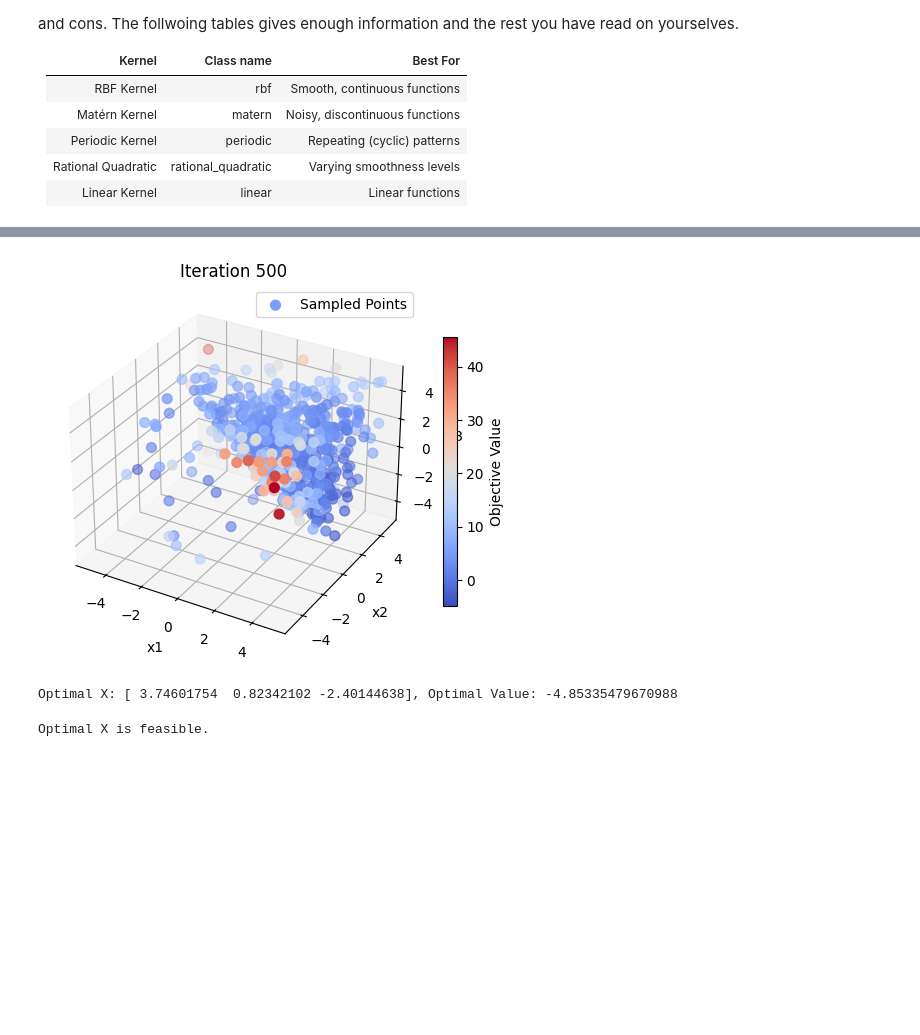
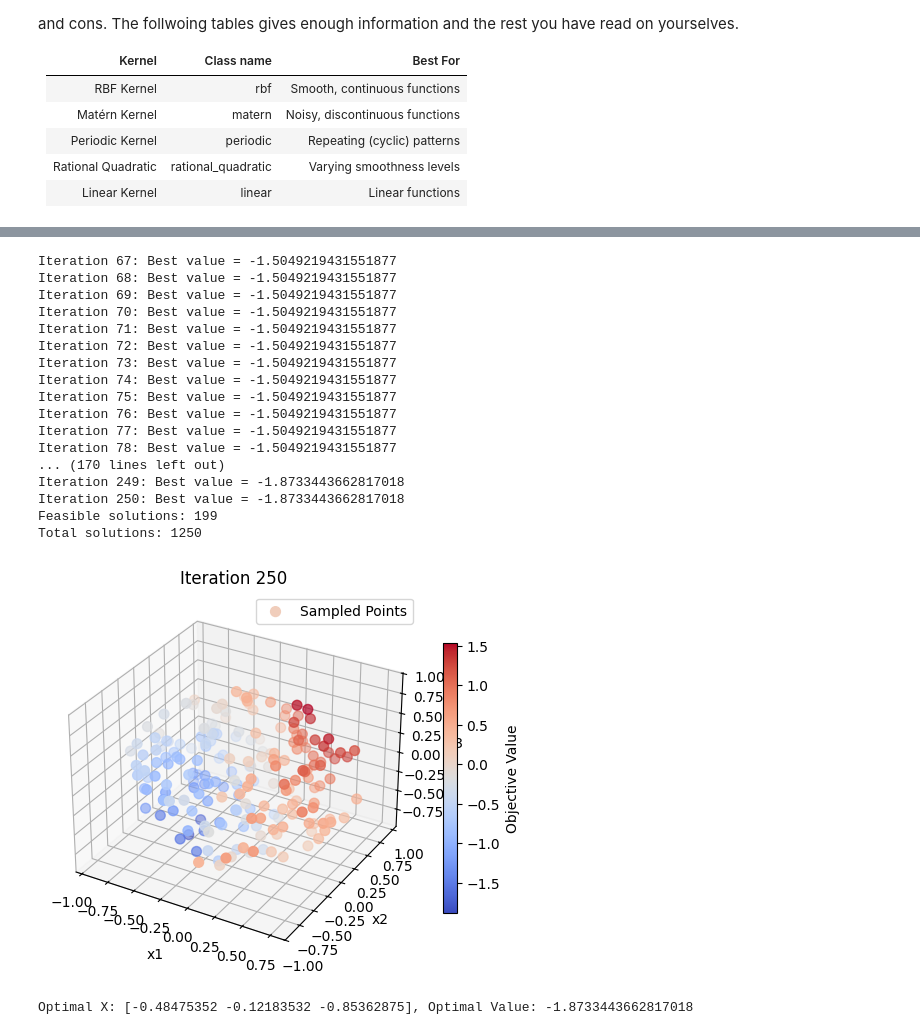
Before and after one commit to TheAmirHK/BayesianOptimization, a Jupyter notebook: BayesianOpt_MultiVar.ipynb, the cells around one changed output, grey strips where cells are left out. Cells and saved outputs as stored; diff of their text form; code cells hidden in the pictures; blank space fills up the shorter version.

```diff
--- a/BayesianOpt_MultiVar.ipynb
+++ b/BayesianOpt_MultiVar.ipynb
@@ -30,13 +39,16 @@ def objective(X):
 # %%
 # constraints
 def constraint1(X):
-    return -2 + (X[:, 0] + X[:, 1] + X[:, 2]) # x1 + x2 + x3 - 2 <= 0
+    x1, x2, x3 = X[:, 0], X[:, 1], X[:, 2]  # Extract x1, x2, x3 from X
+    return -2 + (x1 + x2 + x3) # x1 + x2 + x3 - 2 <= 0
 
 def constraint2(X):
-    return -1 + (X[:, 0]**2 + X[:, 1]**2 + X[:, 2]**2) # x1^2 + x2^2 + x3^2 - 1 <= 0
+    x1, x2, x3 = X[:, 0], X[:, 1], X[:, 2]  # Extract x1, x2, x3 from X
+    return -1 + (x1**2 + x2**2 + x3**2) # x1^2 + x2^2 + x3^2 - 1 <= 0
 
 def constraint3(X):
-    return -0.5 + (X[:, 0] - X[:, 1] + X[:, 2]) #x1 - x2 + x3 - 0.5 <= 0
+    x1, x2, x3 = X[:, 0], X[:, 1], X[:, 2]  # Extract x1, x2, x3 from X
+    return -0.5 + (x1 - x2 + x3) #x1 - x2 + x3 - 0.5 <= 0
 
 x_lb = -5
 x_ub = 5
@@ -108,7 +120,7 @@ class Kernel:
 # %%
 # gaussian process regression
 class GaussianProcess:
-    def __init__(self, X_train, Y_train, kernel_type="matern", noise=1e-6):
+    def __init__(self, X_train, Y_train, kernel_type="rbf", noise=1e-6):
 
         self.X_train = X_train
         self.Y_train = Y_train
@@ -129,7 +141,7 @@ class GaussianProcess:
         return mu_s.flatten(), std_s.flatten()
 # %%
 # expected feasible improvement (EFI)
-def expected_feasible_improvement(X, gp, Y_best, constraint_gps, xi=0.01):
+def expected_feasible_improvement(X, gp, Y_best, constraint_gps, xi=0.3):
     mu, std = gp.predict(X)
     improvement = Y_best - mu - xi
     Z = improvement / std
@@ -150,9 +162,9 @@ def constrained_bayesian_optimization(n_iters=100):
 
     #space = Space([Real(x_lb, x_ub), Real(x_lb, x_ub), Real(x_lb, x_ub)])
     #sampler = Hammersly(min_skip=-1, max_skip=-1)
-    #X_train = sampler.generate(space,n_samples=50)
+    #X_train = sampler.generate(space,n_samples=500)
     #X_train = np.array(X_train)
-    X_train = np.random.uniform(x_lb, x_ub, size=(50, 3))
+    X_train = np.random.uniform(x_lb, x_ub, size=(1000, 3))
     Y_train = objective(X_train)
     C1_train = constraint1(X_train)
     C2_train = constraint2(X_train)
@@ -168,9 +180,9 @@ def constrained_bayesian_optimization(n_iters=100):
 
         X_s = np.random.uniform(x_lb, x_ub, size=(500, 3))
         X_s = X_s[
-            (constraint1(X_s) >= 0) &
-            (constraint2(X_s) >= 0) &
-            (constraint3(X_s) >= 0)
+            (constraint1(X_s) <= 0) &
+            (constraint2(X_s) <= 0) &
+            (constraint3(X_s) <= 0)
         ]
         efi = expected_feasible_improvement(X_s, gp, np.min(Y_train), constraint_gps)
         X_next = X_s[np.argmax(efi)] if len(X_s) > 0 else np.random.uniform(x_lb, x_ub, size=(1, 3))
@@ -188,9 +200,21 @@ def constrained_bayesian_optimization(n_iters=100):
 
         print(f"Iteration {i+1}: Best value = {np.min(Y_train)}")
 
+    feasible_indices = (constraint1(X_train) <= 0) & \
+                       (constraint2(X_train) <= 0) & \
+                       (constraint3(X_train) <= 0)
+    feasible_points = X_train[feasible_indices]
+    feasible_Y_train = Y_train[feasible_indices]
+
+    feasible_count = np.sum(feasible_indices)
+    total_count = len(X_train)
+
+    print(f"Feasible solutions: {feasible_count}")
+    print(f"Total solutions: {total_count}")
+
     fig = plt.figure(figsize=(6, 5))
     ax = fig.add_subplot(111, projection='3d')
-    scatter = ax.scatter(X_train[:, 0], X_train[:, 1], X_train[:, 2], c=Y_train, cmap="coolwarm", label="Sampled Points", s=50)
+    scatter = ax.scatter(feasible_points[:, 0], feasible_points[:, 1], feasible_points[:, 2], c=feasible_Y_train, cmap="coolwarm", label="Sampled Points", s=50)
     fig.colorbar(scatter, label="Objective Value", shrink=0.7)
     plt.title(f"Iteration {i+1}")
     ax.set_xlabel('x1')
@@ -202,6 +226,6 @@ def constrained_bayesian_optimization(n_iters=100):
     return X_train[np.argmin(Y_train)], np.min(Y_train)
 # %%
 # run
-best_x, best_y = constrained_bayesian_optimization(n_iters=500)
+best_x, best_y = constrained_bayesian_optimization(n_iters=250)
 print(f"Optimal X: {best_x}, Optimal Value: {best_y}")
 # %% [output]
@@ -225,21 +249,19 @@ Iteration 500: Best value = -4.85335479670988
+Iteration 67: Best value = -1.5049219431551877
+Iteration 68: Best value = -1.5049219431551877
+Iteration 69: Best value = -1.5049219431551877
+Iteration 70: Best value = -1.5049219431551877
+Iteration 71: Best value = -1.5049219431551877
+Iteration 72: Best value = -1.5049219431551877
+Iteration 73: Best value = -1.5049219431551877
+Iteration 74: Best value = -1.5049219431551877
+Iteration 75: Best value = -1.5049219431551877
+Iteration 76: Best value = -1.5049219431551877
+Iteration 77: Best value = -1.5049219431551877
+Iteration 78: Best value = -1.5049219431551877
+... (170 lines left out)
+Iteration 249: Best value = -1.8733443662817018
+Iteration 250: Best value = -1.8733443662817018
+Feasible solutions: 199
+Total solutions: 1250
-[figure, old version]
+[figure, new version]
-Optimal X: [ 3.74601754  0.82342102 -2.40144638], Optimal Value: -4.85335479670988
+Optimal X: [-0.48475352 -0.12183532 -0.85362875], Optimal Value: -1.8733443662817018
-# %%
-# this algorithm is spooky, you have to check if the optimal is feasible or not
-# may be i'll tell you what can be done here
-
-def is_feasible(X):
-    c1 = constraint1(X.reshape(1, -1))
-    c2 = constraint2(X.reshape(1, -1))
-    c3 = constraint3(X.reshape(1, -1))
-    return (c1 >= 0) and (c2 >= 0) and (c3 >= 0)
-
-if is_feasible(best_x):
-    print("Optimal X is feasible.")
-else:
-    print("Optimal X is not feasible.")
-    print("Constraint 1:", constraint1(best_x.reshape(1,-1)))
-    print("Constraint 2:", constraint2(best_x.reshape(1,-1)))
-    print("Constraint 3:", constraint3(best_x.reshape(1,-1)))
-# %% [output]
-Optimal X is feasible.
```
Also changed, not shown: parts of 2 cells of this notebook.
